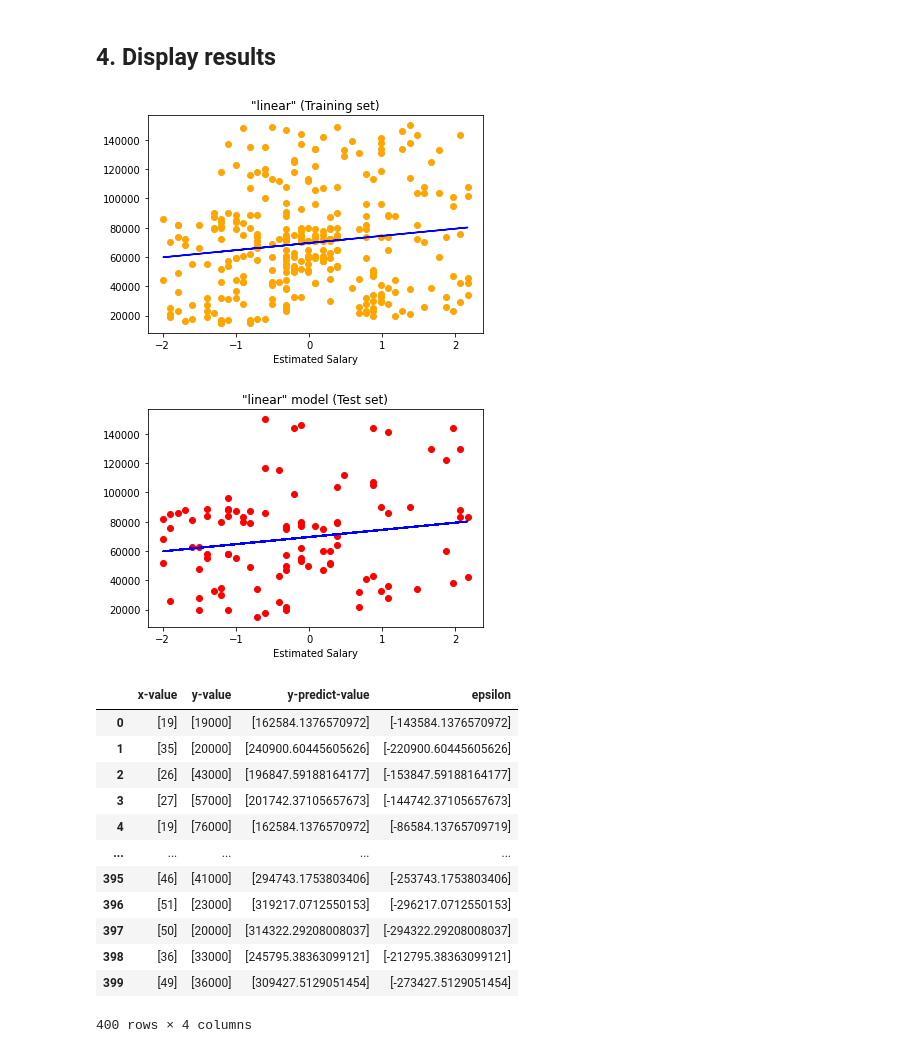
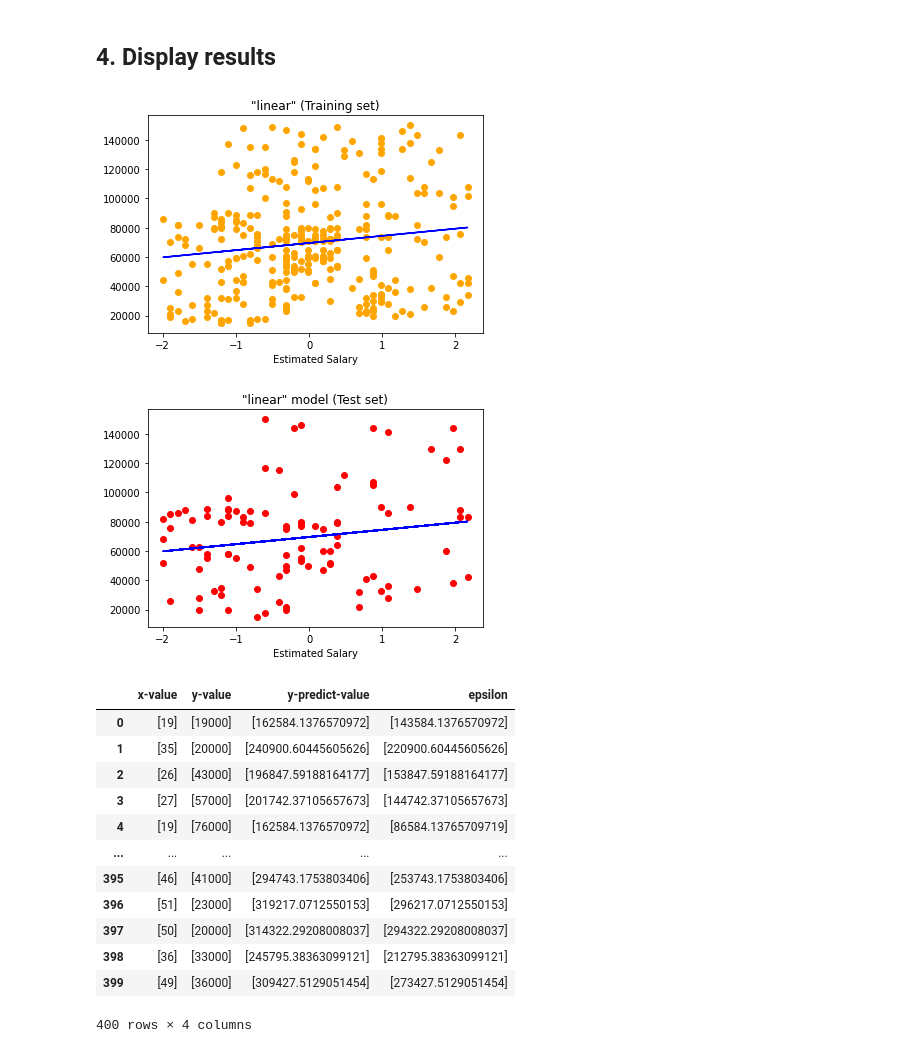
Before and after one commit to oooookk7/machine-learning-a-to-z, a Jupyter notebook: 10/aic_and_bic.ipynb, the cells around one changed output. Drawn from its saved outputs; the diff is of its cells as text; code cells hidden in the pictures.

```diff
--- a/10/aic_and_bic.ipynb
+++ b/10/aic_and_bic.ipynb
@@ -57,7 +57,7 @@ class SVRModel:
     """
     Support Vector Regression model
     """
-    def __init__(self, kernel=kernel):
+    def __init__(self, kernel='rbf'):
         self.model = SVR(kernel=kernel)
 
     def fit(self, x_set, y_set):
@@ -147,38 +147,38 @@ display(HTML(df_results.to_html()))
 # %%
 from matplotlib.colors import ListedColormap
 
 model = models_map[best_mn]
 
 plt.scatter(x_train, y_train, color='orange')
 plt.plot(x_train, model.predict(x_train), color='blue')
 plt.title(f'"{best_mn}" (Training set)')
 plt.xlabel('Age')
 plt.xlabel('Estimated Salary')
 plt.show()
 
 plt.scatter(x_test, y_test, color='red')
 plt.plot(x_test, model.predict(x_test), color='blue')
 plt.title(f'"{best_mn}" model (Test set)')
 plt.xlabel('Age')
 plt.xlabel('Estimated Salary')
 plt.show()
 
 df = pd.DataFrame(list(zip(x, y, model.predict(x))), columns=['x-value', 'y-value', 'y-predict-value'])
-df['epsilon'] = df['y-value'] - df['y-predict-value']
+df['epsilon'] = np.abs(df['y-value'] - df['y-predict-value'])
 df.head(x.shape[0])
 # %% [output]
 [figure]
 [figure]
 |  | x-value | y-value | y-predict-value | epsilon |
-| 0 | [19] | [19000] | [162584.1376570972] | [-143584.1376570972] |
-| 1 | [35] | [20000] | [240900.60445605626] | [-220900.60445605626] |
-| 2 | [26] | [43000] | [196847.59188164177] | [-153847.59188164177] |
-| 3 | [27] | [57000] | [201742.37105657673] | [-144742.37105657673] |
-| 4 | [19] | [76000] | [162584.1376570972] | [-86584.13765709719] |
+| 0 | [19] | [19000] | [162584.1376570972] | [143584.1376570972] |
+| 1 | [35] | [20000] | [240900.60445605626] | [220900.60445605626] |
+| 2 | [26] | [43000] | [196847.59188164177] | [153847.59188164177] |
+| 3 | [27] | [57000] | [201742.37105657673] | [144742.37105657673] |
+| 4 | [19] | [76000] | [162584.1376570972] | [86584.13765709719] |
 | ... | ... | ... | ... | ... |
-| 395 | [46] | [41000] | [294743.1753803406] | [-253743.1753803406] |
-| 396 | [51] | [23000] | [319217.0712550153] | [-296217.0712550153] |
-| 397 | [50] | [20000] | [314322.29208008037] | [-294322.29208008037] |
-| 398 | [36] | [33000] | [245795.38363099121] | [-212795.38363099121] |
-| 399 | [49] | [36000] | [309427.5129051454] | [-273427.5129051454] |
+| 395 | [46] | [41000] | [294743.1753803406] | [253743.1753803406] |
+| 396 | [51] | [23000] | [319217.0712550153] | [296217.0712550153] |
+| 397 | [50] | [20000] | [314322.29208008037] | [294322.29208008037] |
+| 398 | [36] | [33000] | [245795.38363099121] | [212795.38363099121] |
+| 399 | [49] | [36000] | [309427.5129051454] | [273427.5129051454] |
 400 rows × 4 columns
```
Also changed, not shown: parts of 1 cell of this notebook, 1 other file.
